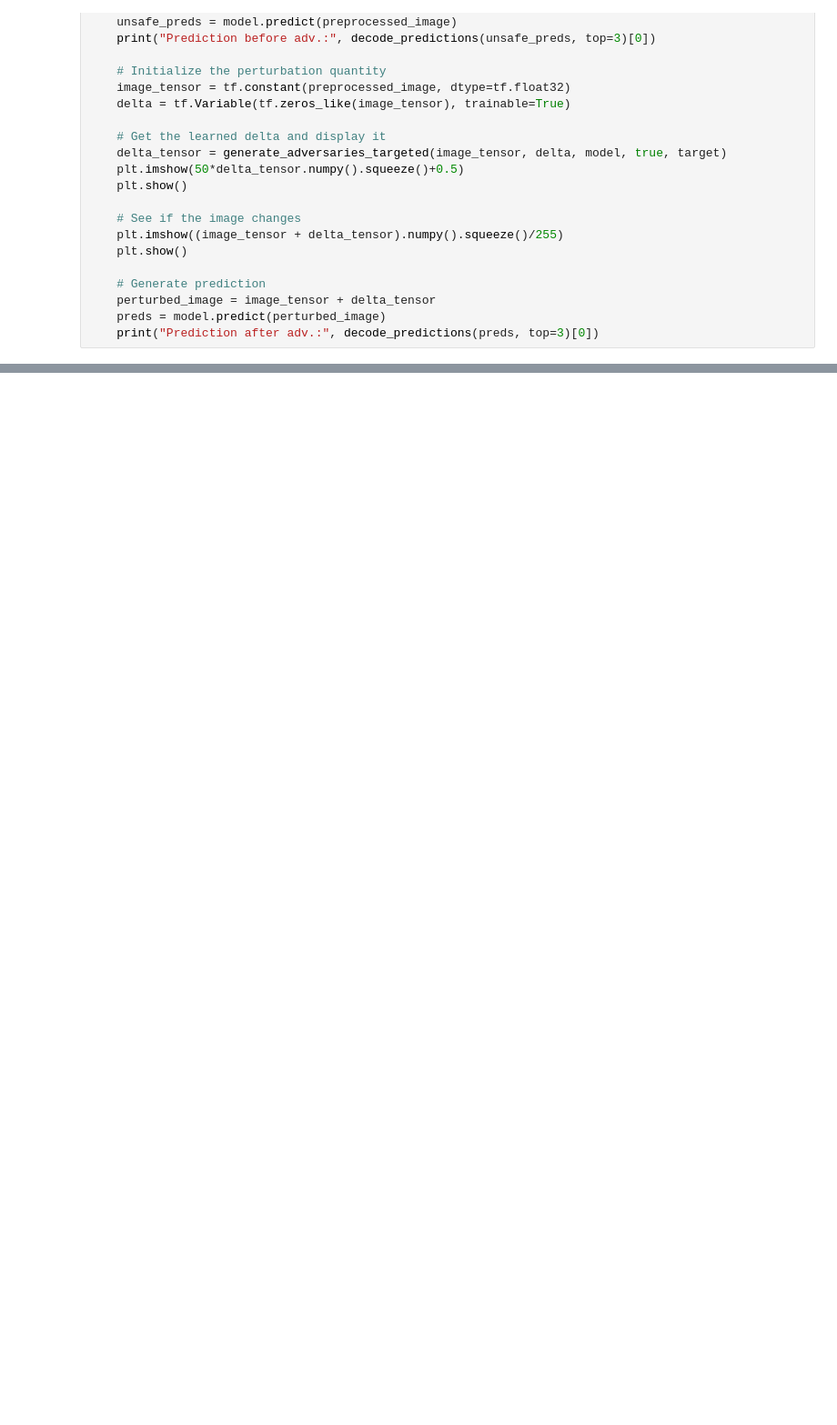
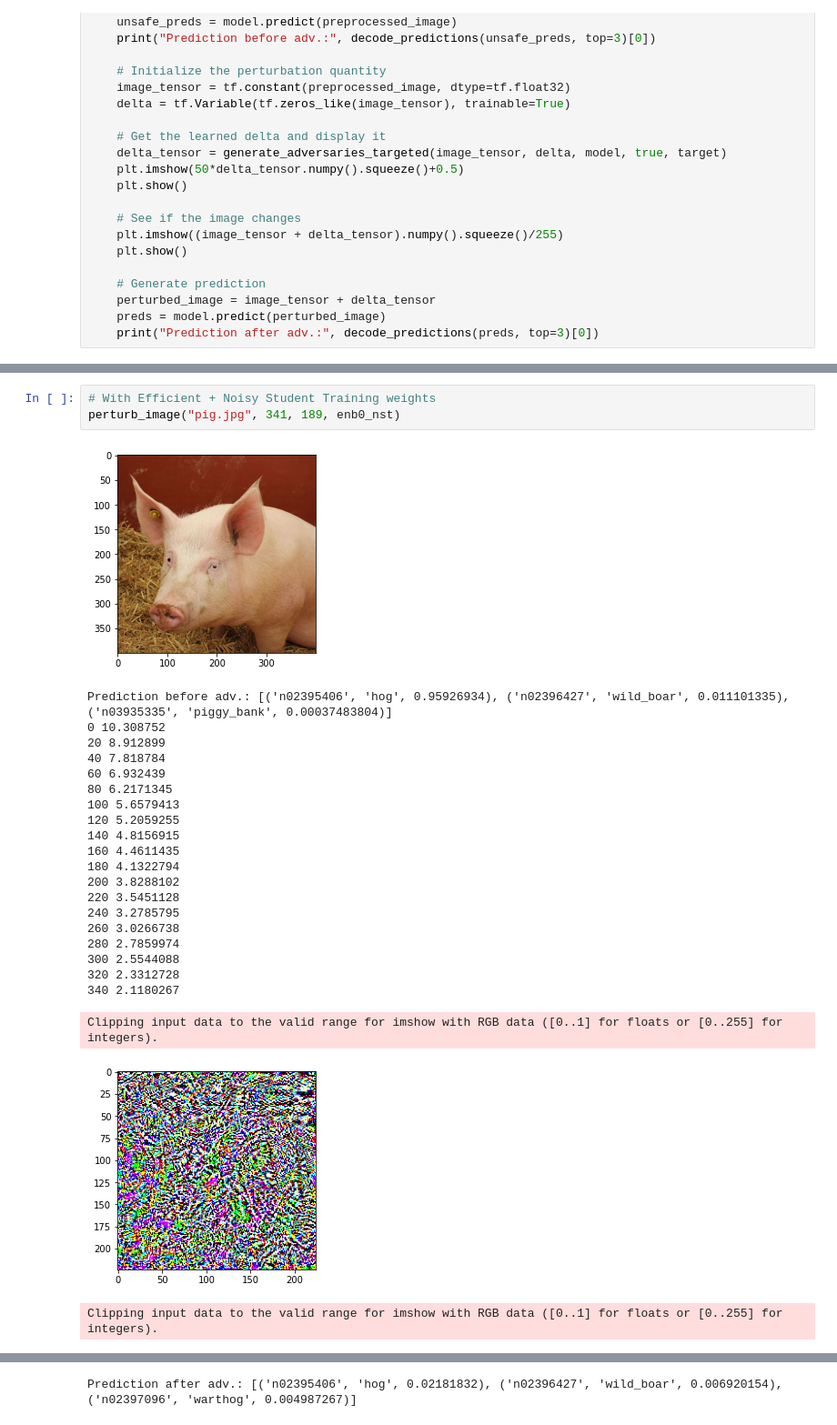
Before and after one commit to dipanjanS/adversarial-learning-robustness, a Jupyter notebook: tutorials/attacks/02_2_targeted_pgd.ipynb, the cells around one changed output, grey strips where cells are left out. Shown at 91% size. Drawn from its saved outputs; the diff is of its cells as text; blank space fills up the shorter version.

```diff
--- a/tutorials/attacks/02_2_targeted_pgd.ipynb
+++ b/tutorials/attacks/02_2_targeted_pgd.ipynb
@@ -143,0 +209,27 @@ def perturb_image(image_path, true, target, model):
+# %%
+# With Efficient + Noisy Student Training weights
+perturb_image("pig.jpg", 341, 189, enb0_nst)
+# %% [output]
+[figure, added]
+Prediction before adv.: [('n02395406', 'hog', 0.95926934), ('n02396427', 'wild_boar', 0.011101335), ('n03935335', 'piggy_bank', 0.00037483804)]
+0 10.308752
+20 8.912899
+40 7.818784
+60 6.932439
+80 6.2171345
+100 5.6579413
+120 5.2059255
+140 4.8156915
+160 4.4611435
+180 4.1322794
+200 3.8288102
+220 3.5451128
+240 3.2785795
+260 3.0266738
+280 2.7859974
+300 2.5544088
+320 2.3312728
+340 2.1180267
+Clipping input data to the valid range for imshow with RGB data ([0..1] for floats or [0..255] for integers).
+[figure, added]
+Clipping input data to the valid range for imshow with RGB data ([0..1] for floats or [0..255] for integers).
@@ -143,0 +237 @@ def perturb_image(image_path, true, target, model):
+Prediction after adv.: [('n02395406', 'hog', 0.02181832), ('n02396427', 'wild_boar', 0.006920154), ('n02397096', 'warthog', 0.004987267)]
```
Also changed, not shown: parts of 11 cells of this notebook, 1 other file.
